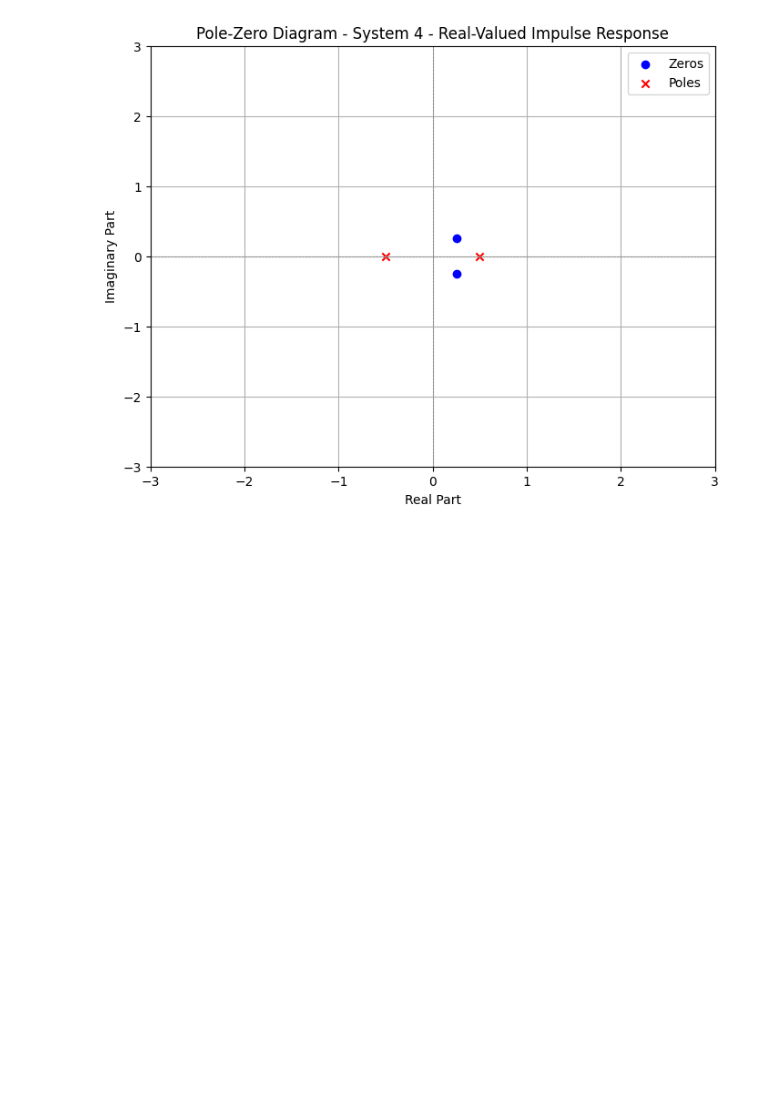
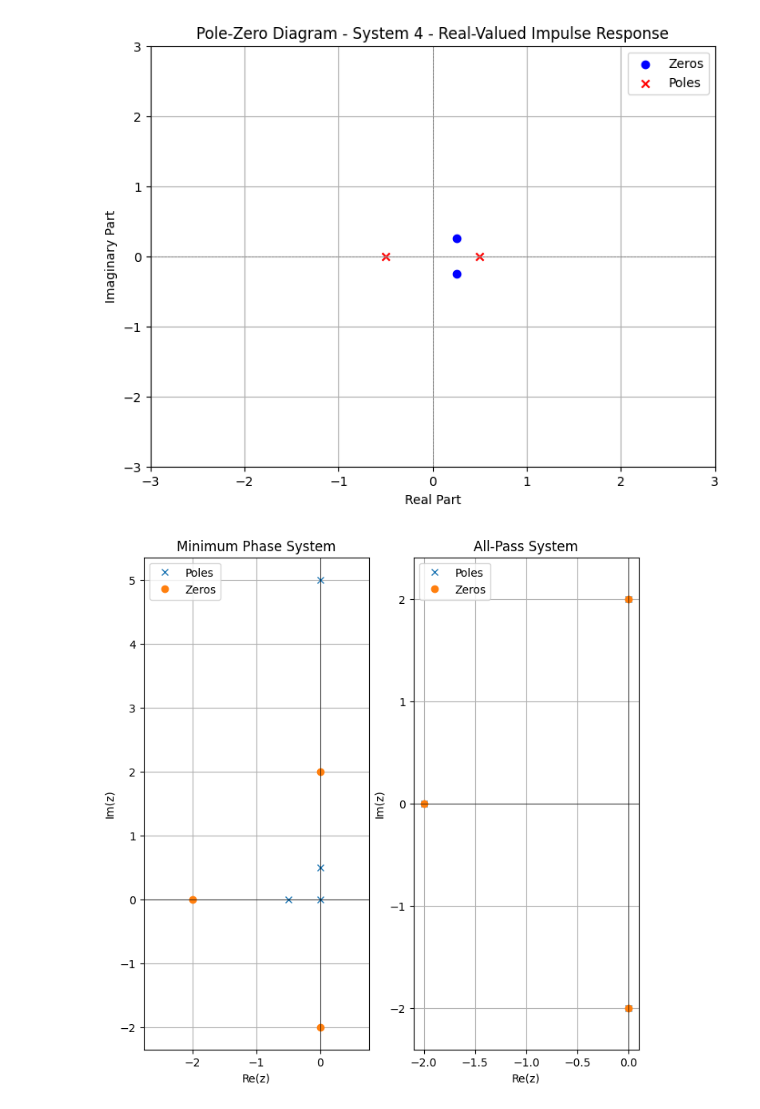
Before and after one commit to zeroxdan/eds, a Jupyter notebook: ha02.ipynb, the cells around one changed output. Drawn from its saved outputs; the diff is of its cells as text; code cells hidden in the pictures; blank space fills up the shorter version.

```diff
--- a/ha02.ipynb
+++ b/ha02.ipynb
@@ -365,4 +365,46 @@ plot_pole_zero_diagram(zeros4, poles4, 'System 4 - Real-Valued Impulse Response'
 [figure]
 [figure]
 # %%
-# 04 Minimum Phase systems
+# 04a Minimum Phase systems
+
+import numpy as np
+import matplotlib.pyplot as plt
+
+# Define poles and zeros
+poles_min_phase = np.array([-0.5,0.5j, -0,5j])  # Example poles inside unit circle
+zeros_min_phase = np.array([-2, 2j, -2j])  # Example zero inside unit circle
+poles_all_pass = np.conj(zeros_min_phase)  # Zeros are conjugates of poles
+
+# Plotting
+plt.figure(figsize=(8, 8))
+plt.subplot(1, 2, 1)  # Minimum phase system
+plt.title("Minimum Phase System")
+plt.plot(np.real(poles_min_phase), np.imag(poles_min_phase), 'x', label='Poles')
+plt.plot(np.real(zeros_min_phase), np.imag(zeros_min_phase), 'o', label='Zeros')
+plt.axhline(0, color='black', lw=0.5)
+plt.axvline(0, color='black', lw=0.5)
+plt.xlim([-2, 2])
+plt.ylim([-2, 2])
+plt.grid()
+plt.xlabel("Re(z)")
+plt.ylabel("Im(z)")
+plt.legend()
+plt.axis('equal')
+
+plt.subplot(1, 2, 2)  # All-pass system
+plt.title("All-Pass System")
+plt.plot(np.real(poles_all_pass), np.imag(poles_all_pass), 'x', label='Poles')
+plt.plot(np.real(np.conj(zeros_min_phase)), np.imag(np.conj(zeros_min_phase)), 'o', label='Zeros')
+plt.axhline(0, color='black', lw=0.5)
+plt.axvline(0, color='black', lw=0.5)
+plt.xlim([-2, 2])
+plt.ylim([-2, 2])
+plt.grid()
+plt.xlabel("Re(z)")
+plt.ylabel("Im(z)")
+plt.legend()
+plt.axis('equal')
+
+plt.show()
+# %% [output]
+[figure, added]
```
Also changed, not shown: parts of 2 cells of this notebook.
